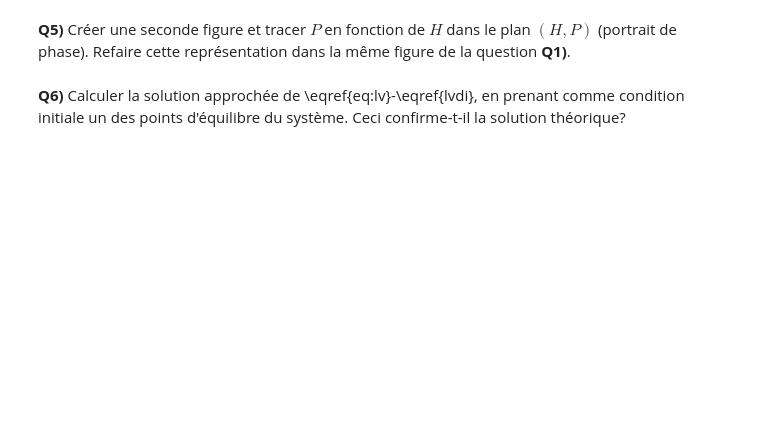
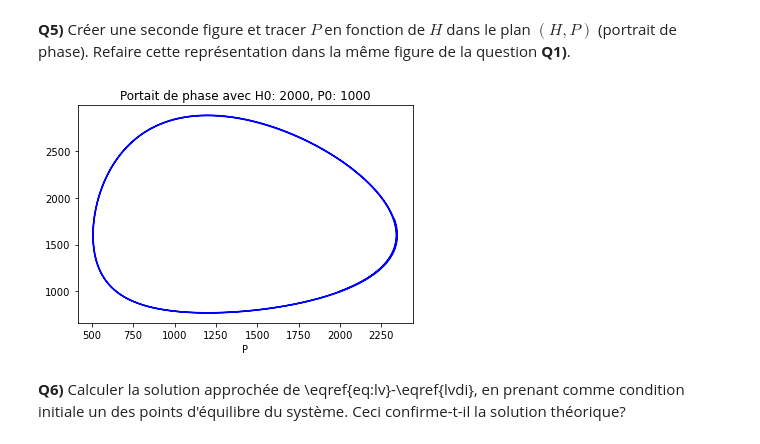
Before and after one commit to PAYRAULT/MPI, a Jupyter notebook: MEU304 - EDO/TP/tp02-sujet-1.ipynb, the cells around one changed output. Drawn from its saved outputs; the diff is of its cells as text; code cells hidden in the pictures; blank space fills up the shorter version.

```diff
--- a/MEU304 - EDO/TP/tp02-sujet-1.ipynb
+++ b/MEU304 - EDO/TP/tp02-sujet-1.ipynb
@@ -118,2 +145,17 @@ Cette fonction retournera trois tableaux:
+# %%
+# <completer>
+H0 = 2000
+P0 = 1000
+(t,y1,y2) = LvoltEE(200,(H0,P0),0.01)
+
+plt.title(f"Portait de phase avec H0: {H0}, P0: {P0}")
+plt.plot(y1, y2, 'b')
+plt.xlabel("H")
+plt.xlabel("P")
+
+# show the plot
+plt.show()
+# %% [output]
+[figure, added]
 # %% [markdown]
 **Q6)** Calculer la solution approchée de \eqref{eq:lv}-\eqref{lvdi}, en prenant comme condition initiale un des points d'équilibre du système. Ceci confirme-t-il la solution théorique?
```
Also changed, not shown: parts of 12 cells of this notebook.
